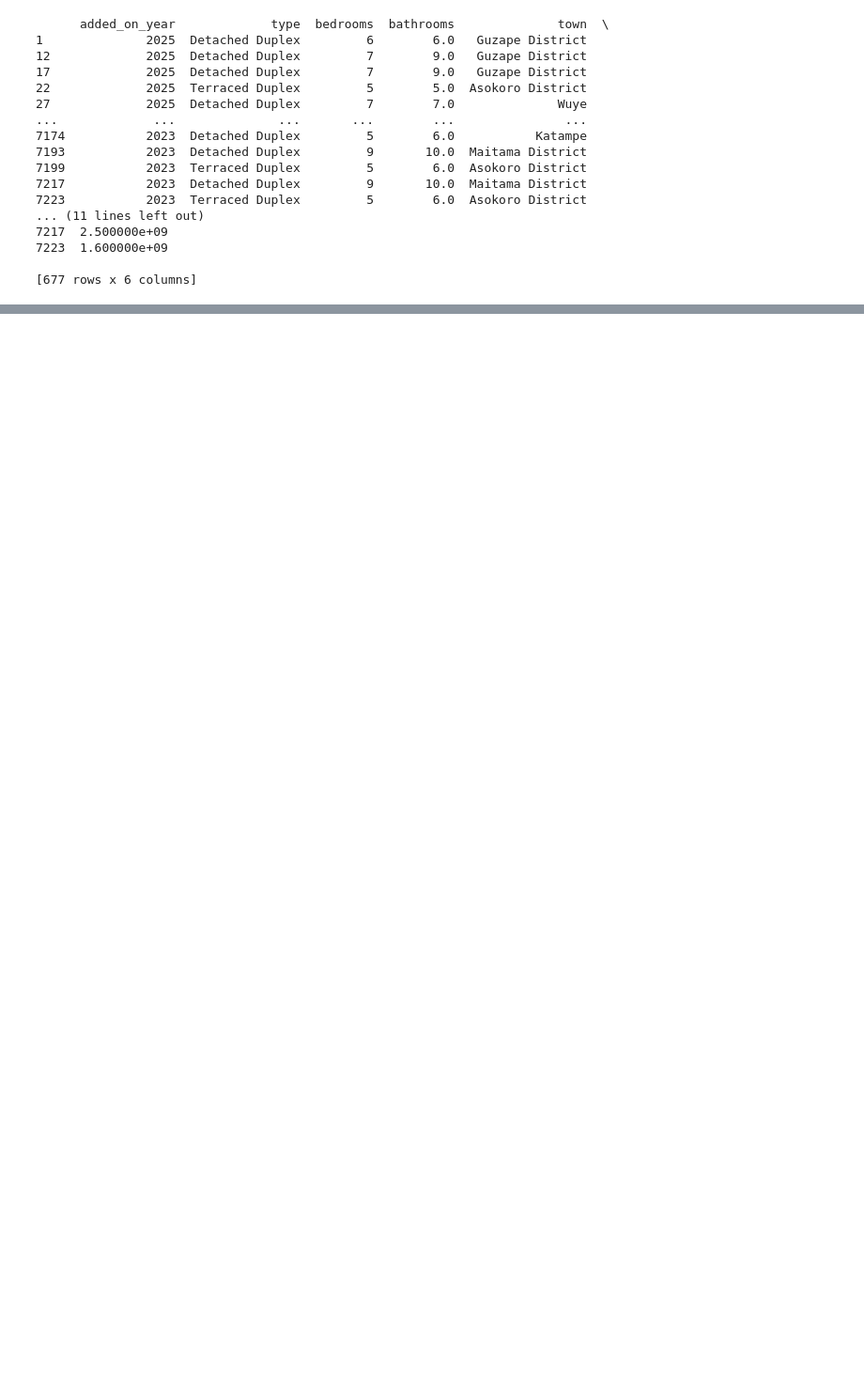
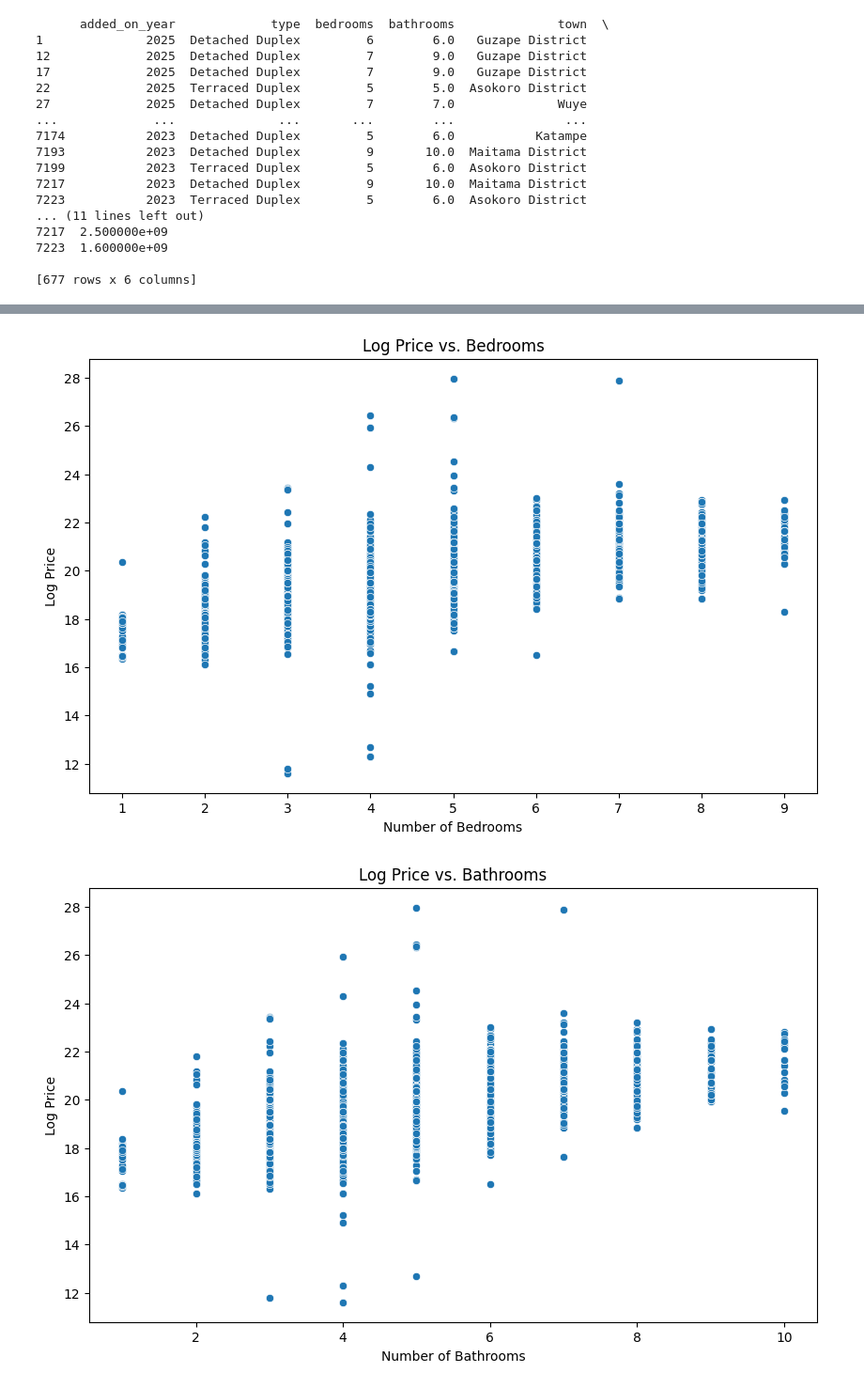
Before and after one commit to ADyusuf12/Nigerian-Realestate-Data, a Jupyter notebook: data_explo.ipynb, the cells around one changed output, grey strips where cells are left out. Shown at 94% size. Saved outputs shown, nothing was run; the diff lists cells and outputs as text; code cells hidden in the pictures; blank space fills up the shorter version.

```diff
--- a/data_explo.ipynb
+++ b/data_explo.ipynb
@@ -694,0 +713,28 @@ print(outliers)
+# %%
+# Visualize the relationship between log_price and number of bedrooms
+plt.figure(figsize=(10, 6))
+sns.scatterplot(x='bedrooms', y='log_price', data=df)
+plt.title('Log Price vs. Bedrooms')
+plt.xlabel('Number of Bedrooms')
+plt.ylabel('Log Price')
+plt.show()
+
+# Visualize the relationship between log_price and number of bathrooms
+plt.figure(figsize=(10, 6))
+sns.scatterplot(x='bathrooms', y='log_price', data=df)
+plt.title('Log Price vs. Bathrooms')
+plt.xlabel('Number of Bathrooms')
+plt.ylabel('Log Price')
+plt.show()
+
+# Visualize the relationship between property type and log_price
+plt.figure(figsize=(12, 8))
+sns.boxplot(x='type', y='log_price', data=df)
+plt.title('Property Type vs. Log Price')
+plt.xlabel('Property Type')
+plt.ylabel('Log Price')
+plt.xticks(rotation=45)
+plt.show()
+# %% [output]
+[figure, added]
+[figure, added]
```
Also changed, not shown: parts of 17 cells of this notebook.
